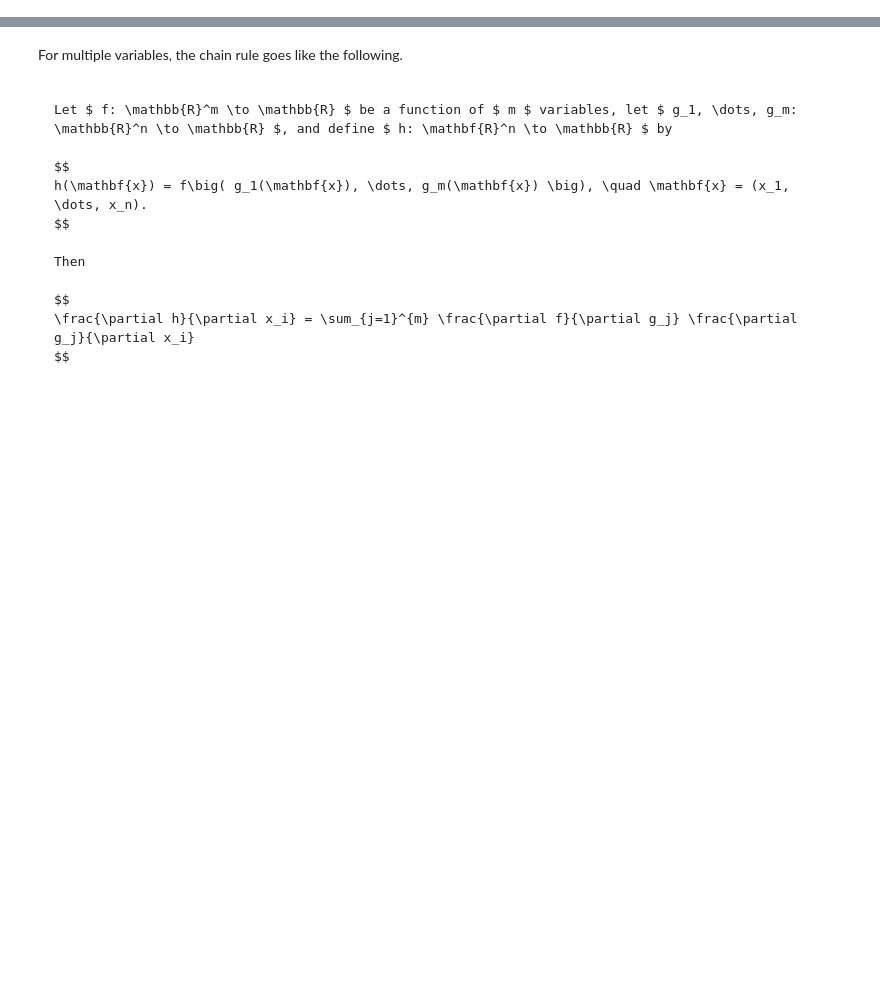
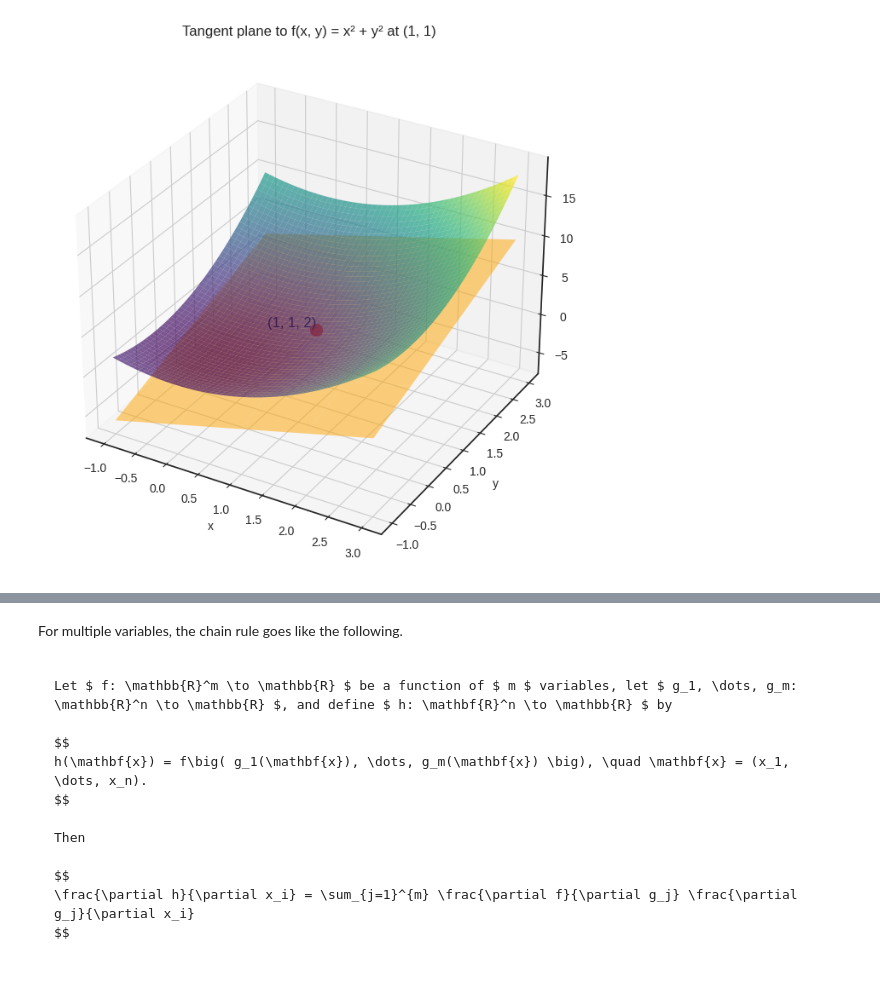
Before and after one commit to cosmic-cortex/mlfz, a Jupyter notebook: docs/02-computational-graphs/backward-pass-theory.ipynb, the cells around one changed output, grey strips where cells are left out. Cells and saved outputs as stored; diff of their text form; code cells hidden in the pictures; blank space fills up the shorter version.

```diff
--- a/docs/02-computational-graphs/backward-pass-theory.ipynb
+++ b/docs/02-computational-graphs/backward-pass-theory.ipynb
@@ -23,0 +87,43 @@ but how was that obtained? By the *chain rule*, one of the most important result
+# %%
+def f(x, y):
+    return x**2 + y**2
+
+def df_dx(x, y):
+    return 2*x
+
+def df_dy(x, y):
+    return 2*y
+# %%
+from mpl_toolkits.mplot3d import Axes3D
+
+
+def tangent_plane(x, y, x0, y0):
+    return f(x0, y0) + df_dx(x0, y0) * (x - x0) + df_dy(x0, y0) * (y - y0)
+
+x0, y0 = 1, 1
+z0 = f(x0, y0)
+
+x_vals = np.linspace(-1, 3, 400)
+y_vals = np.linspace(-1, 3, 400)
+X, Y = np.meshgrid(x_vals, y_vals)
+Z = f(X, Y)
+Z_tangent = tangent_plane(X, Y, x0, y0)
+
+with plt.style.context("seaborn-v0_8-white"):
+    fig = plt.figure(figsize=(10, 8))
+    ax = fig.add_subplot(111, projection='3d')
+
+    ax.plot_surface(X, Y, Z, cmap='viridis', alpha=0.7, label='f(x, y) = x^2 + y^2')
+    ax.plot_surface(X, Y, Z_tangent, color='orange', alpha=0.5, rstride=100, cstride=100)
+
+    ax.scatter([x0], [y0], [z0], color='red', s=100)
+    ax.text(x0, y0, z0, f'({x0}, {y0}, {z0})', fontsize=12, verticalalignment='bottom', horizontalalignment='right')
+
+    ax.set_title('Tangent plane to f(x, y) = x² + y² at (1, 1)')
+    ax.set_xlabel('x')
+    ax.set_ylabel('y')
+    ax.set_zlabel('f(x, y)')
+
+    plt.show()
+# %% [output]
+[figure, added]
```
Also changed, not shown: parts of 36 cells of this notebook, 4 other files.
